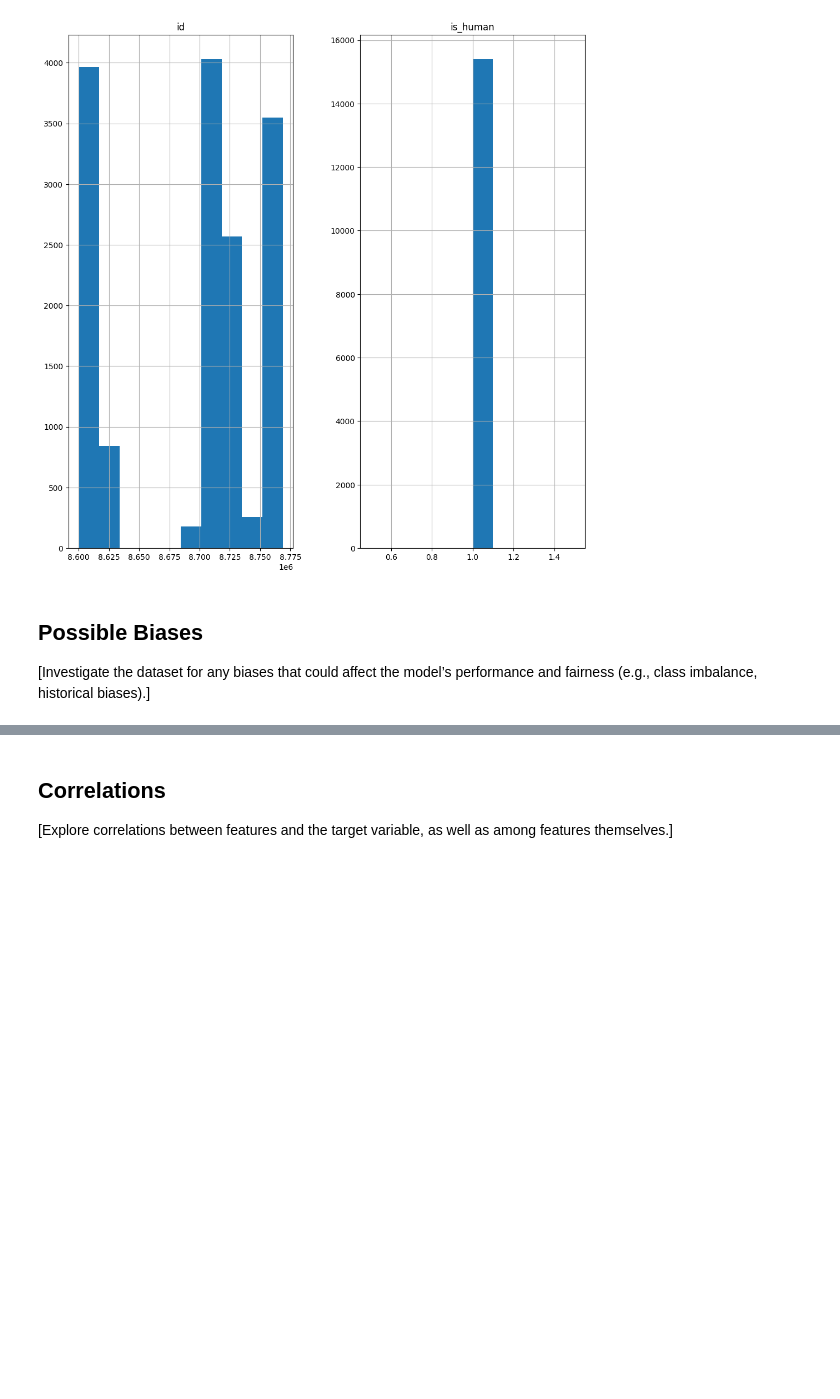
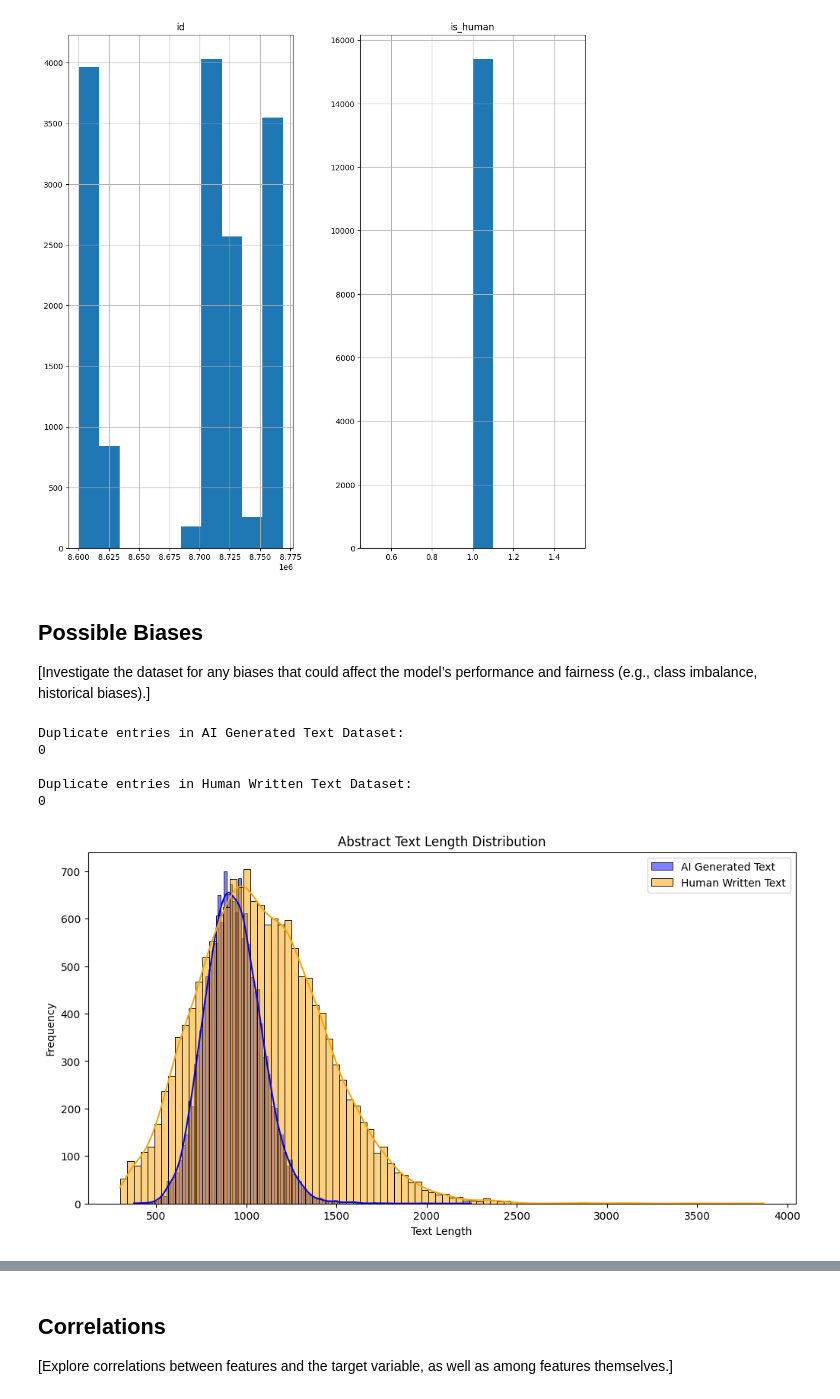
Before and after one commit to JawwadQammar/Distinguishing-AI-Generated-Text-from-Human-Writing, a Jupyter notebook: 1_DatasetCharacteristics/exploratory_data_analysis.ipynb, the cells around one changed output, grey strips where cells are left out. Drawn from its saved outputs; the diff is of its cells as text; code cells hidden in the pictures; blank space fills up the shorter version.

```diff
--- a/1_DatasetCharacteristics/exploratory_data_analysis.ipynb
+++ b/1_DatasetCharacteristics/exploratory_data_analysis.ipynb
@@ -125,0 +133,73 @@ plt.show()
+# %%
+# Example: Checking for class imbalance in a classification problem
+# sns.countplot(x='target_variable', data=df)
+
+# Your code to investigate possible biases goes here
+
+import pandas as pd
+import seaborn as sns
+import matplotlib.pyplot as plt
+
+# Check for duplicate entries
+print("\nDuplicate entries in AI Generated Text Dataset:")
+print(df_ai.duplicated().sum())
+
+print("\nDuplicate entries in Human Written Text Dataset:")
+print(df_hu.duplicated().sum())
+
+# Investigate text length distributions
+if 'abstract' in df_ai.columns and 'abstract' in df_hu.columns:
+    df_ai['text_length'] = df_ai['abstract'].apply(len)
+    df_hu['text_length'] = df_hu['abstract'].apply(len)
+
+    plt.figure(figsize=(12, 6))
+    sns.histplot(df_ai['text_length'], color='blue', label='AI Generated Text', kde=True)
+    sns.histplot(df_hu['text_length'], color='orange', label='Human Written Text', kde=True)
+    plt.legend()
+    plt.title('Abstract Text Length Distribution')
+    plt.xlabel('Text Length')
+    plt.ylabel('Frequency')
+    plt.show()
+else:
+    print("\nNo 'abstract' column found in one or both datasets to analyze text length distribution.")
+
+# Check for missing values
+print("\nMissing values in AI Generated Text Dataset:")
+print(df_ai.isnull().sum())
+
+print("\nMissing values in Human Written Text Dataset:")
+print(df_hu.isnull().sum())
+
+# Investigate keyword diversity
+if 'keyword' in df_ai.columns and 'keyword' in df_hu.columns:
+    ai_keywords = df_ai['keyword'].str.split(';').explode().value_counts()
+    hu_keywords = df_hu['keyword'].str.split(';').explode().value_counts()
+
+    print("\nTop 10 keywords in AI Generated Text Dataset:")
+    print(ai_keywords.head(10))
+
+    print("\nTop 10 keywords in Human Written Text Dataset:")
+    print(hu_keywords.head(10))
+
+    # Keyword diversity comparison
+    unique_ai_keywords = ai_keywords.index.nunique()
+    unique_hu_keywords = hu_keywords.index.nunique()
+
+    print(f"\nUnique keywords in AI Generated Text Dataset: {unique_ai_keywords}")
+    print(f"Unique keywords in Human Written Text Dataset: {unique_hu_keywords}")
+else:
+    print("\nNo 'keyword' column found in one or both datasets to analyze keyword diversity.")
+
+# Check for ID uniqueness
+print("\nID uniqueness in AI Generated Text Dataset:")
+print(df_ai['id'].is_unique)
+
+print("\nID uniqueness in Human Written Text Dataset:")
+print(df_hu['id'].is_unique)
+# %% [output]
+Duplicate entries in AI Generated Text Dataset:
+0
+
+Duplicate entries in Human Written Text Dataset:
+0
+[figure, added]
```
Also changed, not shown: parts of 4 cells of this notebook.
